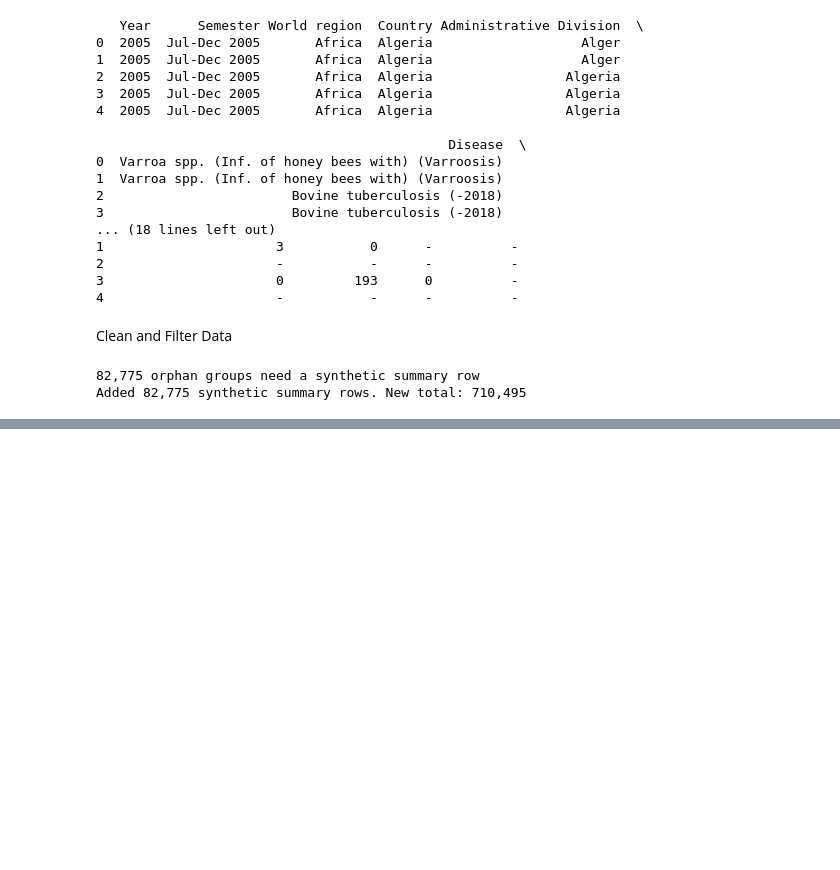
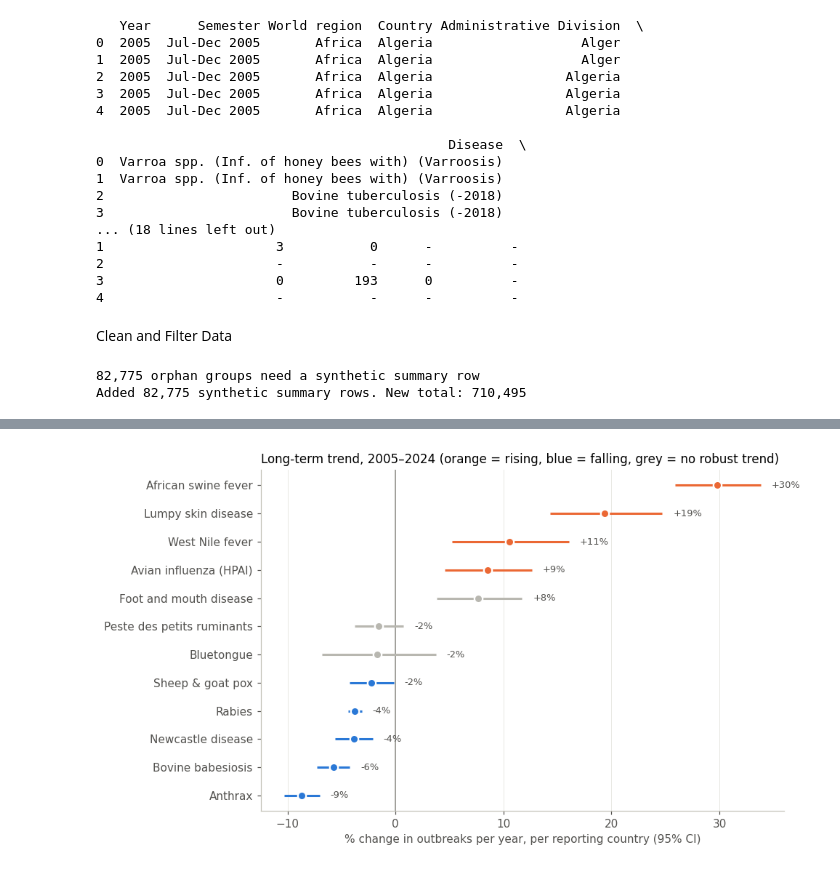
Before and after one commit to gab4i3l/WAHIS-datathon, a Jupyter notebook: script.ipynb, the cells around one changed output, grey strips where cells are left out. Cells and saved outputs as stored; diff of their text form; code cells hidden in the pictures; blank space fills up the shorter version.

```diff
--- a/script.ipynb
+++ b/script.ipynb
@@ -549,0 +304,15 @@ sev.sort_values("Cases", ascending=False).head(25).round(2)
+# %%
+fig, ax = plt.subplots(figsize=(9, 5.2))
+ax.axvline(0, color="#8c8b85", lw=1)
+for i, r in global_trends.iterrows():
+    color = GREY if not r["robust"] else (UP if r["pct_per_year"] > 0 else DOWN)
+    ax.hlines(i, r["lo"] * 100, r["hi"] * 100, color=color, lw=2)
+    ax.scatter(r["pct_per_year"] * 100, i, s=55, color=color, zorder=3, edgecolor="white", linewidth=1.5)
+    ax.text(r["hi"] * 100 + 1, i, f"{r['pct_per_year']:+.0%}", va="center", fontsize=8.5, color=MUTED)
+ax.set_yticks(range(len(global_trends)), global_trends["disease"])
+ax.set_xlabel("% change in outbreaks per year, per reporting country (95% CI)")
+ax.set_title("Long-term trend, 2005–2024 (orange = rising, blue = falling, grey = no robust trend)")
+ax.grid(axis="y", visible=False)
+plt.tight_layout(); plt.show()
+# %% [output]
+[figure, added]
```
Also changed, not shown: parts of 62 cells of this notebook, 4 other files.
